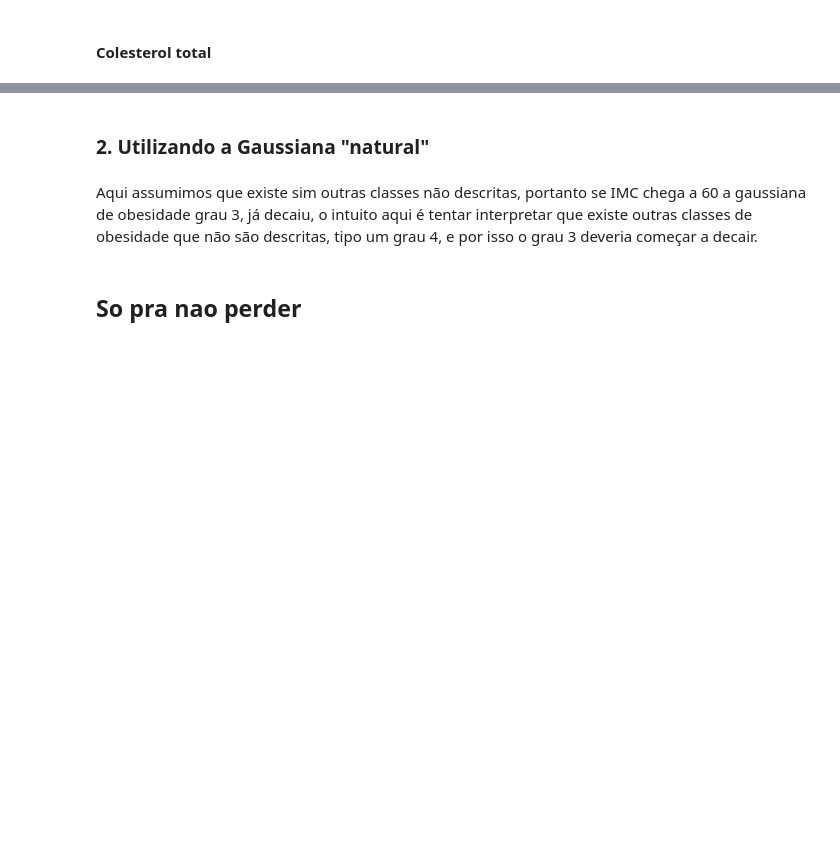
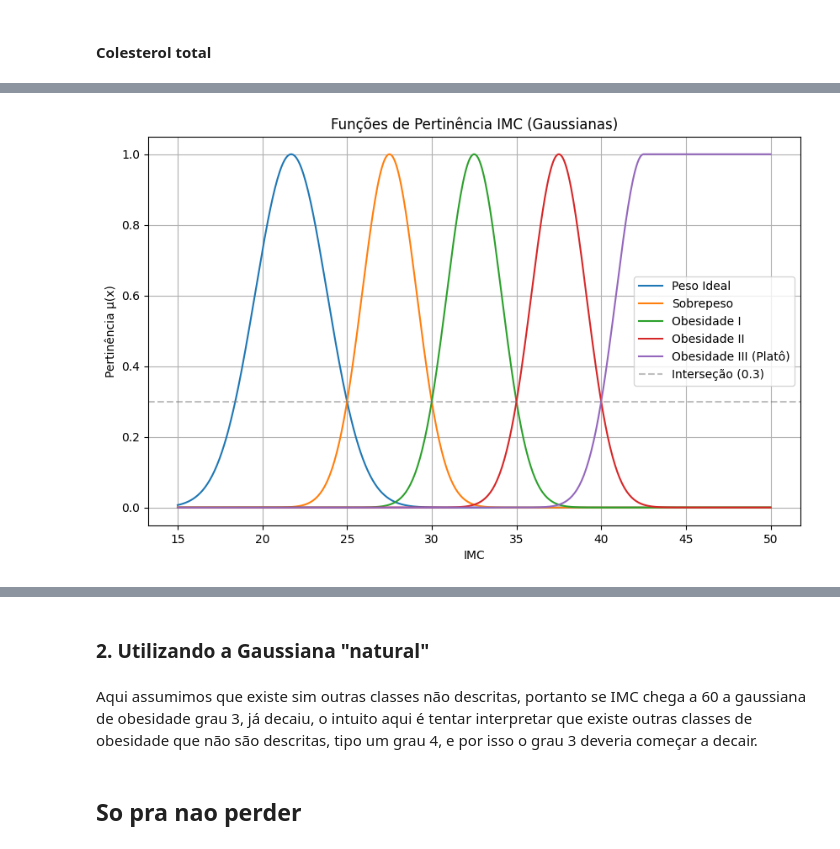
Before and after one commit to MtHenriqueF/Logica-Fuzzy, a Jupyter notebook: logicaFuzzy.ipynb, the cells around one changed output, grey strips where cells are left out. Saved outputs shown, nothing was run; the diff lists cells and outputs as text; code cells hidden in the pictures; blank space fills up the shorter version.

Commit message:
New config of input variables for my fuzzy control

```diff
--- a/logicaFuzzy.ipynb
+++ b/logicaFuzzy.ipynb
@@ -469,0 +338,78 @@ plt.show()
+# %%
+import numpy as np
+import matplotlib.pyplot as plt
+
+def gaussian(x, c, sigma):
+    return np.exp(-((x - c)**2) / (2 * sigma**2))
+
+def fuzzy_set(x, c, sigma, type='normal'):
+    """
+    type: 'normal' (gaussiana pura), 'left_shoulder' (platô esq), 'right_shoulder' (platô dir)
+    """
+    g = gaussian(x, c, sigma)
+    if type == 'left_shoulder':
+        # Se x for menor que o centro, é 1. Se maior, desce como gaussiana
+        return np.where(x <= c, 1.0, g)
+    elif type == 'right_shoulder':
+        # Se x for maior que o centro, é 1. Se menor, sobe como gaussiana
+        return np.where(x >= c, 1.0, g)
+    else:
+        return g
+
+# Constante derivada de sqrt(-2 * ln(0.3))
+K = 1.5518
+
+# --- Configuração para IMC ---
+# Definição dos Centros (médias) e Bordas para calcular o Sigma
+# Peso Ideal (18.5 - 24.9) -> Centro ~21.7. Borda 25.
+c_ideal = 21.7
+dist_ideal = 25 - c_ideal # 3.3
+sigma_ideal = dist_ideal / K
+
+# Sobrepeso (25 - 29.9) -> Centro ~27.5. Borda 25 (ou 30).
+c_sobre = 27.5
+dist_sobre = 27.5 - 25 # 2.5
+sigma_sobre = dist_sobre / K
+
+# Grau I (30 - 34.9) -> Centro ~32.5. Borda 30.
+c_g1 = 32.5
+dist_g1 = 32.5 - 30 # 2.5
+sigma_g1 = dist_g1 / K
+
+# Grau II (35 - 39.9) -> Centro ~37.5. Borda 35.
+c_g2 = 37.5
+dist_g2 = 37.5 - 35 # 2.5
+sigma_g2 = dist_g2 / K
+
+# Grau III (>= 40) -> Platô Direito
+# Queremos que em x=40, u=0.3. Vamos usar o mesmo sigma do Grau II para suavidade.
+sigma_g3 = sigma_g2
+# Calculamos onde deve ser o pico (centro) para que em 40 seja 0.3
+c_g3 = 40 + (sigma_g3 * K)
+
+# --- Geração do Gráfico ---
+x = np.linspace(15, 50, 500)
+
+y_ideal = fuzzy_set(x, c_ideal, sigma_ideal, 'normal') # Poderia ser left_shoulder se quisesse cobrir magreza
+y_sobre = fuzzy_set(x, c_sobre, sigma_sobre, 'normal')
+y_g1    = fuzzy_set(x, c_g1, sigma_g1, 'normal')
+y_g2    = fuzzy_set(x, c_g2, sigma_g2, 'normal')
+y_g3    = fuzzy_set(x, c_g3, sigma_g3, 'right_shoulder') # Platô!
+
+plt.figure(figsize=(10, 6))
+plt.plot(x, y_ideal, label='Peso Ideal')
+plt.plot(x, y_sobre, label='Sobrepeso')
+plt.plot(x, y_g1, label='Obesidade I')
+plt.plot(x, y_g2, label='Obesidade II')
+plt.plot(x, y_g3, label='Obesidade III (Platô)')
+
+# Linha guia do 0.3
+plt.axhline(0.3, color='gray', linestyle='--', alpha=0.5, label='Interseção (0.3)')
+plt.grid(True)
+plt.legend()
+plt.title('Funções de Pertinência IMC (Gaussianas)')
+plt.xlabel('IMC')
+plt.ylabel('Pertinência µ(x)')
+plt.show()
+# %% [output]
+[figure, added]
```
Also changed, not shown: parts of 19 cells of this notebook.
